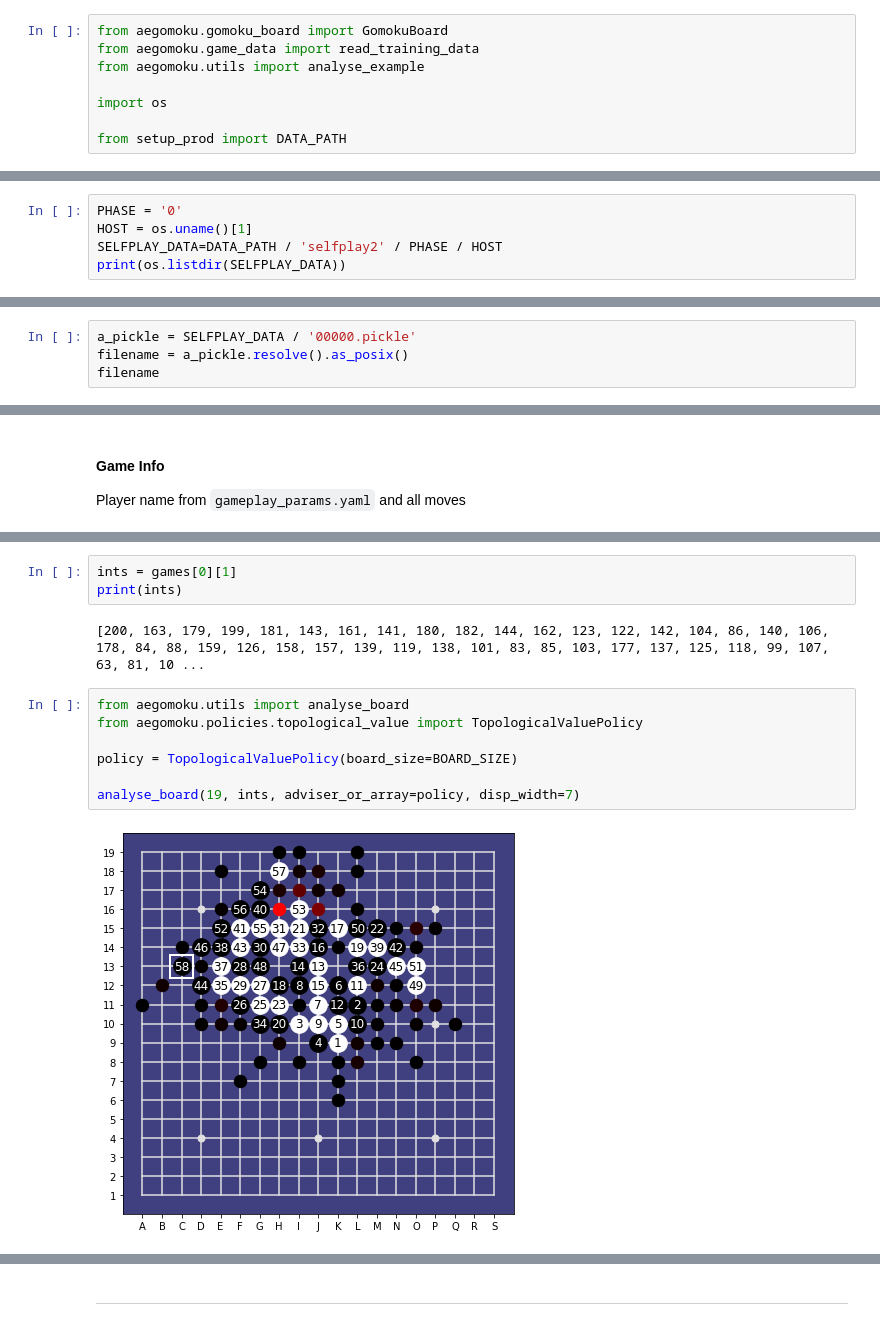
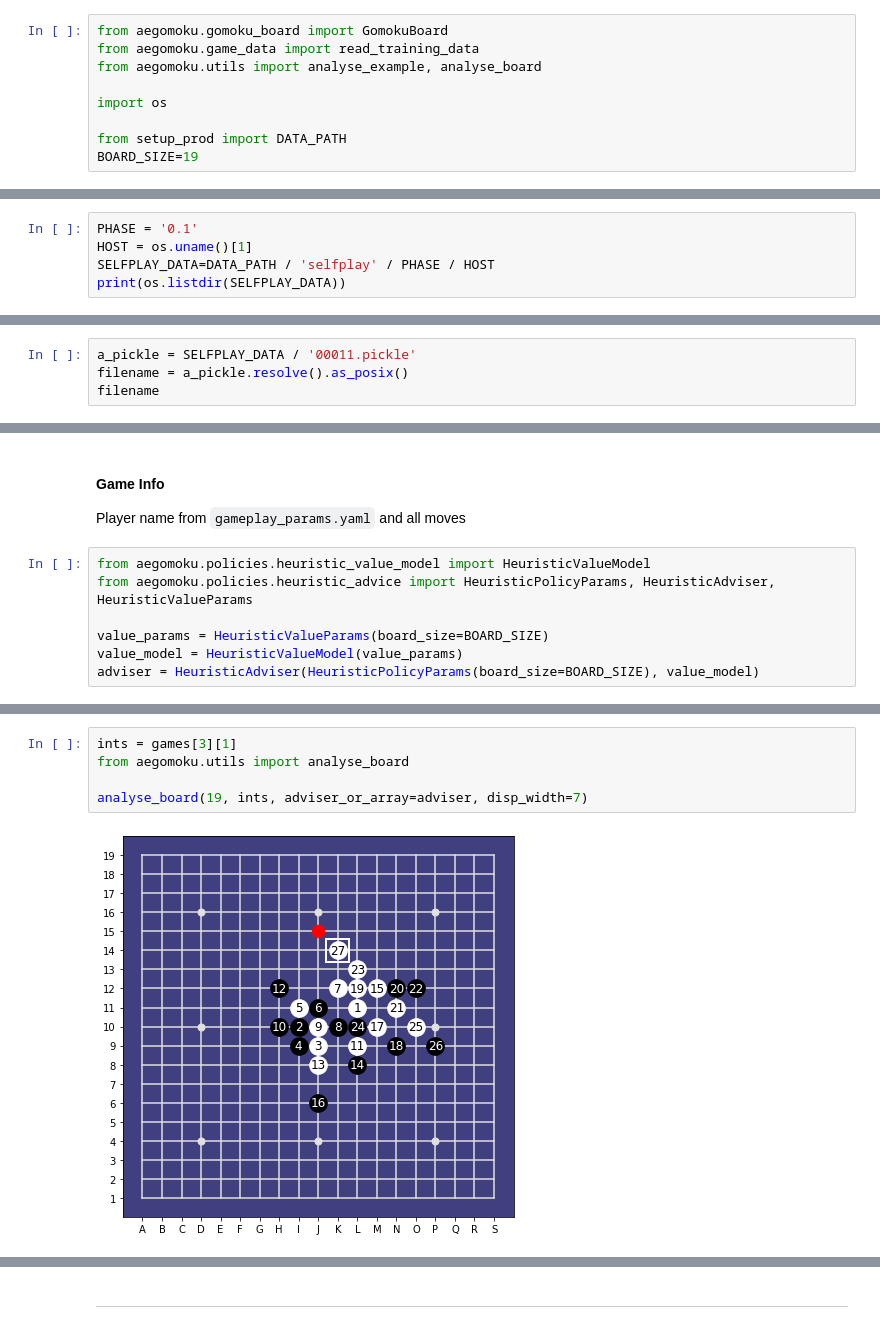
Before and after one commit to Project-Ellie/DeepGomoku, a Jupyter notebook: notebooks/Validating_SelfPlay.ipynb, the cells around one changed output, grey strips where cells are left out. Saved outputs shown, nothing was run; the diff lists cells and outputs as text.

```diff
--- a/notebooks/Validating_SelfPlay.ipynb
+++ b/notebooks/Validating_SelfPlay.ipynb
@@ -6,16 +6,17 @@
 # %%
 from aegomoku.gomoku_board import GomokuBoard
 from aegomoku.game_data import read_training_data
-from aegomoku.utils import analyse_example
+from aegomoku.utils import analyse_example, analyse_board
 
 import os
 
 from setup_prod import DATA_PATH
+BOARD_SIZE=19
 # %% [markdown]
 # The Data
 # %%
-PHASE = '0'
+PHASE = '0.1'
 HOST = os.uname()[1]
-SELFPLAY_DATA=DATA_PATH / 'selfplay2' / PHASE / HOST
+SELFPLAY_DATA=DATA_PATH / 'selfplay' / PHASE / HOST
 print(os.listdir(SELFPLAY_DATA))
 # %% [output]
@@ -23,5 +24,5 @@ print(os.listdir(SELFPLAY_DATA))
 # %%
-a_pickle = SELFPLAY_DATA / '00000.pickle'
+a_pickle = SELFPLAY_DATA / '00011.pickle'
 filename = a_pickle.resolve().as_posix()
 filename
 # %% [output]
@@ -34,6 +35,13 @@ len(games), len(examples), len(examples[0]), examples[0][0].shape
 # %% [markdown]
 #### Game Info
 Player name from `gameplay_params.yaml` and all moves
+# %%
+from aegomoku.policies.heuristic_value_model import HeuristicValueModel
+from aegomoku.policies.heuristic_advice import HeuristicPolicyParams, HeuristicAdviser, HeuristicValueParams
+
+value_params = HeuristicValueParams(board_size=BOARD_SIZE)
+value_model = HeuristicValueModel(value_params)
+adviser = HeuristicAdviser(HeuristicPolicyParams(board_size=BOARD_SIZE), value_model)
 # %%
 BOARD_SIZE = 19
 board = GomokuBoard(BOARD_SIZE)
@@ -48,14 +66,7 @@ None begins with black
-# %%
-ints = games[0][1]
-print(ints)
-# %% [output]
-[200, 163, 179, 199, 181, 143, 161, 141, 180, 182, 144, 162, 123, 122, 142, 104, 86, 140, 106, 178, 84, 88, 159, 126, 158, 157, 139, 119, 138, 101, 83, 85, 103, 177, 137, 125, 118, 99, 107, 63, 81, 10 ...
 # %%
+ints = games[3][1]
 from aegomoku.utils import analyse_board
-from aegomoku.policies.topological_value import TopologicalValuePolicy
 
-policy = TopologicalValuePolicy(board_size=BOARD_SIZE)
-
-analyse_board(19, ints, adviser_or_array=policy, disp_width=7)
+analyse_board(19, ints, adviser_or_array=adviser, disp_width=7)
 # %% [output]
-[figure, old version]
+[figure, new version]
```
Also changed, not shown: parts of 8 cells of this notebook.
